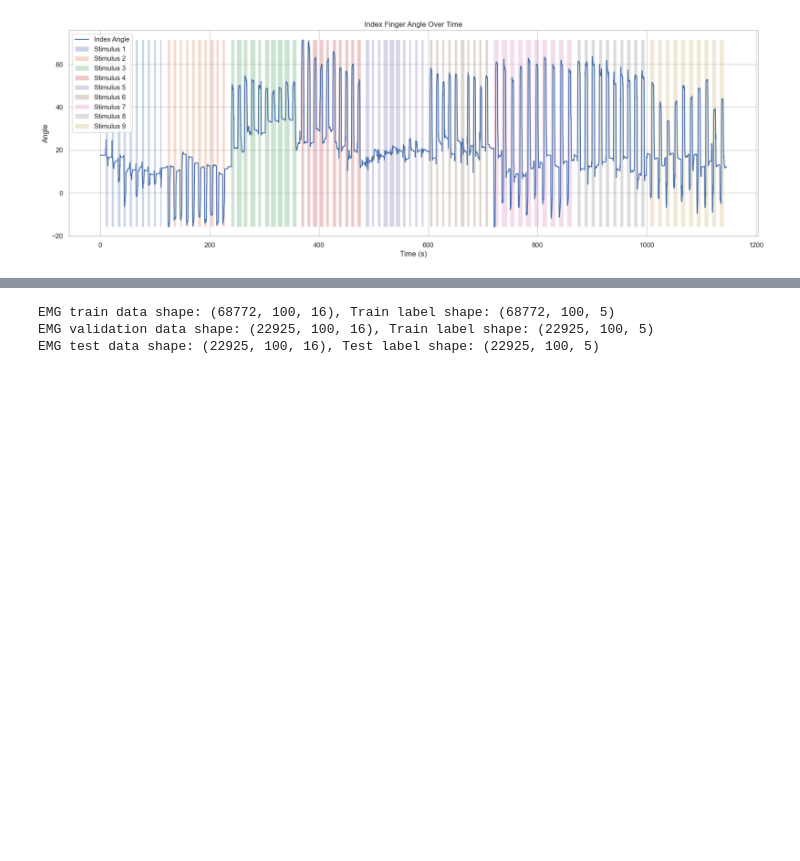
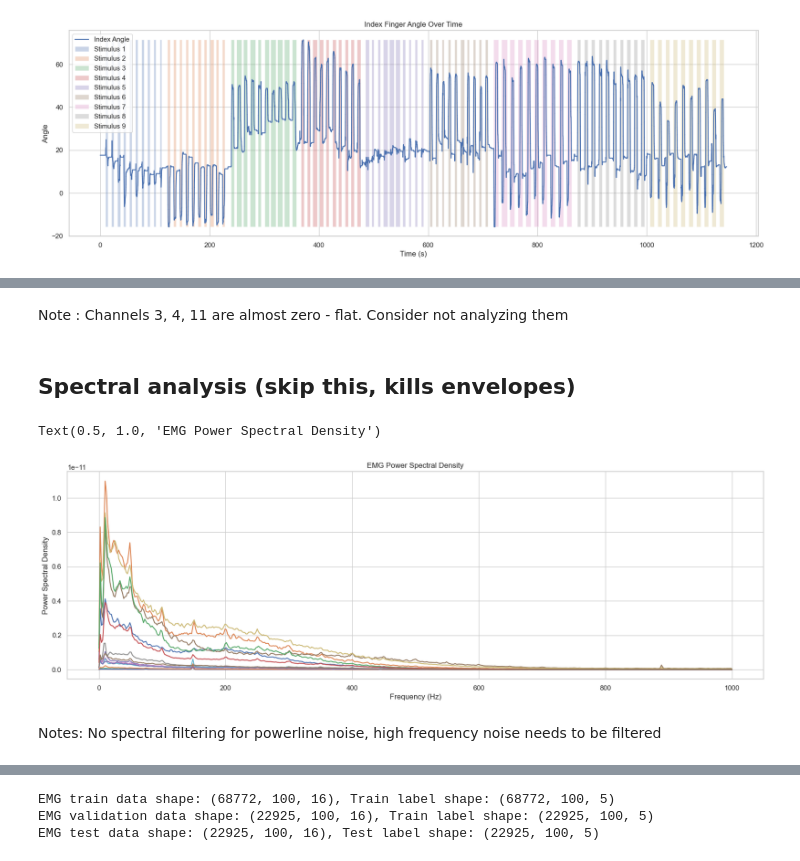
Before and after one commit to 22cav/nssp-mp2, a Jupyter notebook: part3/joint_angles.ipynb, the cells around one changed output, grey strips where cells are left out. Cells and saved outputs as stored; diff of their text form; code cells hidden in the pictures; blank space fills up the shorter version.

```diff
--- a/part3/joint_angles.ipynb
+++ b/part3/joint_angles.ipynb
@@ -91,0 +111,2 @@ emg_envelope = convolve1d(emg, mov_mean_weights, axis=0)
+# %% [markdown]
+Note : Channels 3, 4, 11 are almost zero - flat. Consider not analyzing them
@@ -91,0 +115,17 @@ emg_envelope = convolve1d(emg, mov_mean_weights, axis=0)
+# %% [markdown]
+## Spectral analysis (skip this, kills envelopes)
+# %%
+freqs, P = welch(emg, fs = FS, nperseg=2 ** 10, axis=0)
+
+plt.figure(figsize=(20, 6))
+for channel in channels:
+    plt.plot(freqs, P[:, channel], label='Channel {}'.format(channel + 1))
+plt.xlabel('Frequency (Hz)')
+plt.ylabel('Power Spectral Density')
+# plt.xlim(30, 120)
+plt.title('EMG Power Spectral Density')
+# %% [output]
+Text(0.5, 1.0, 'EMG Power Spectral Density')
+[figure, added]
+# %% [markdown]
+Notes: No spectral filtering for powerline noise, high frequency noise needs to be filtered
```
Also changed, not shown: parts of 10 cells of this notebook.
